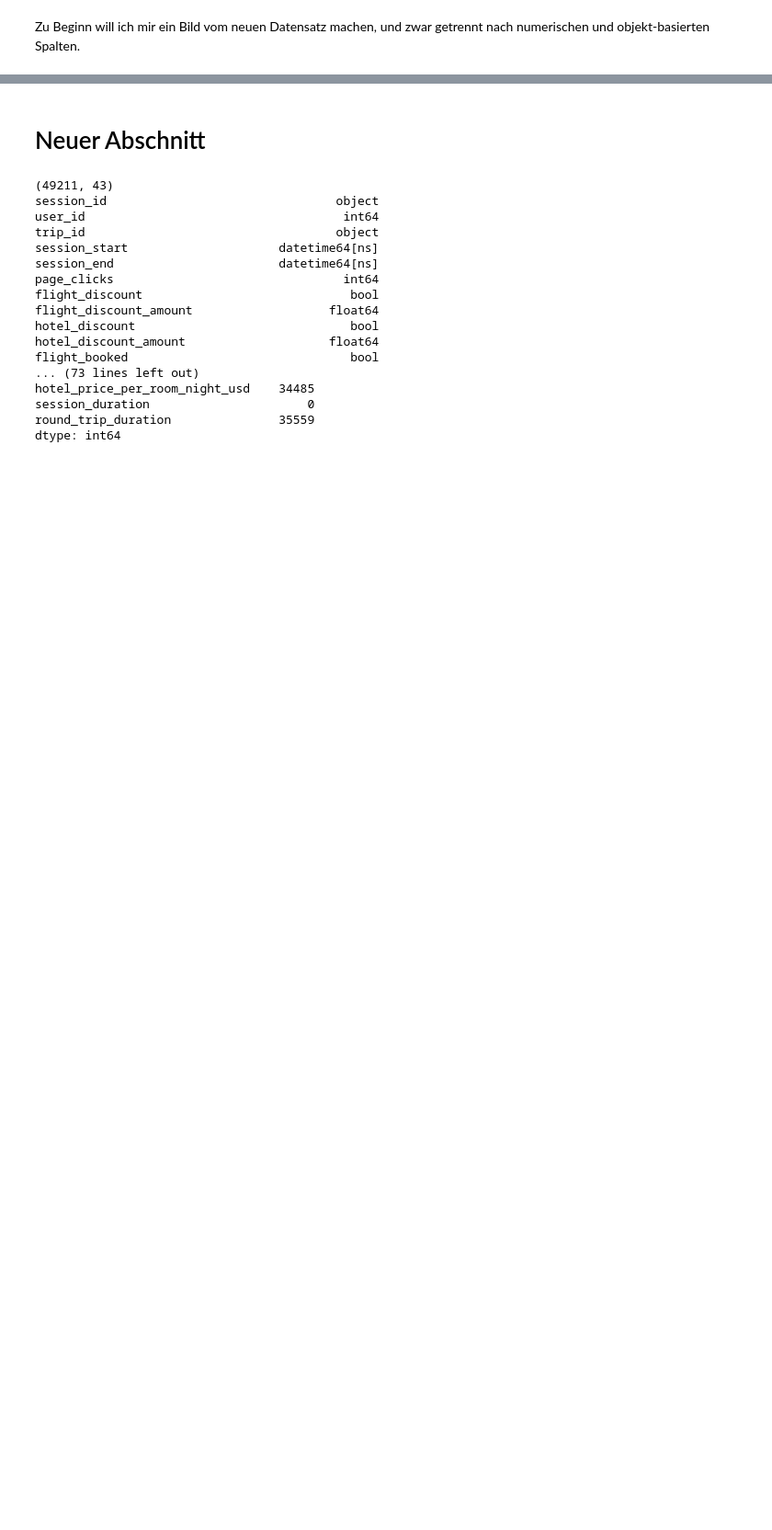
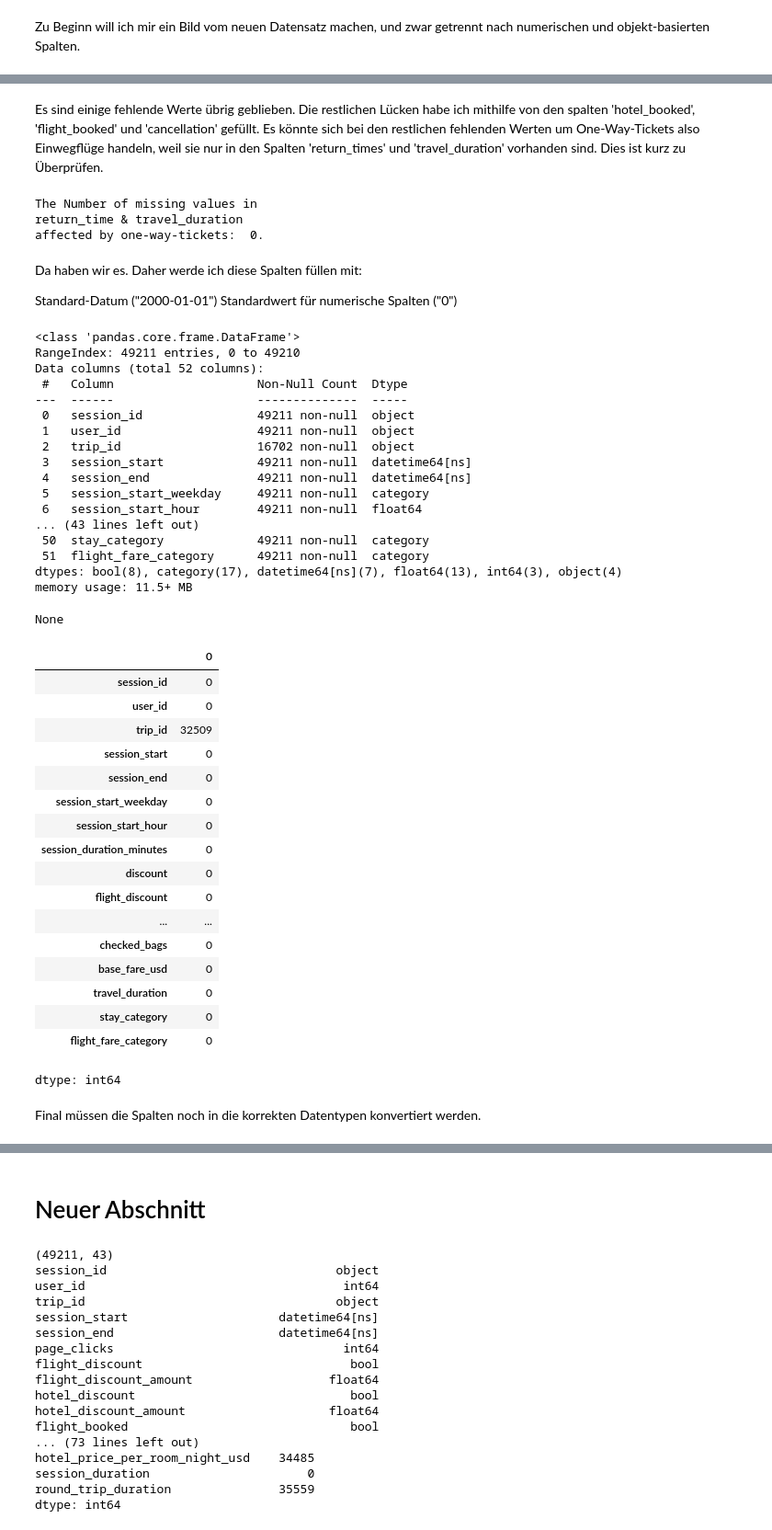
Before and after one commit to Buenyamin-Kekec/retail_demand_analysis, a Jupyter notebook: TravelTide_Mastery_Project_kb.ipynb, the cells around one changed output, grey strips where cells are left out. Shown at 92% size. Cells and saved outputs as stored; diff of their text form; code cells hidden in the pictures; blank space fills up the shorter version.

```diff
--- a/TravelTide_Mastery_Project_kb.ipynb
+++ b/TravelTide_Mastery_Project_kb.ipynb
@@ -945,0 +1152,67 @@ df_merged.shape
+# %% [markdown]
+Es sind einige fehlende Werte übrig geblieben. Die restlichen Lücken habe ich mithilfe von den spalten 'hotel_booked', 'flight_booked' und 'cancellation' gefüllt. Es könnte sich bei den restlichen fehlenden Werten um One-Way-Tickets also Einwegflüge handeln, weil sie nur in den Spalten 'return_times' und 'travel_duration' vorhanden sind. Dies ist kurz zu Überprüfen.
+# %%
+one_way_ticket = df_merged[
+      (df_merged['flight_booked'] == True) &
+      (df_merged['return_time'].isna()) &
+      (df_merged['travel_duration'].isna())
+  ].shape[0]
+
+print(f"The Number of missing values in\nreturn_time & travel_duration\naffected by one-way-tickets:  {one_way_ticket}.")
+# %% [output]
+The Number of missing values in
+return_time & travel_duration
+affected by one-way-tickets:  0.
+# %% [markdown]
+Da haben wir es. Daher werde ich diese Spalten füllen mit:
+
+Standard-Datum ("2000-01-01")
+Standardwert für numerische Spalten ("0")
+# %%
+# Fülle 'return_time' mit dem Standarddatum ("2000-01-01").
+df_merged["return_time"] = df_merged["return_time"].fillna(pd.to_datetime("2000-01-01"))
+
+# Fülle 'travel_duration' mit numerischen Standard Wert ("0")
+df_merged["travel_duration"] = df_merged["travel_duration"].fillna(0)
+# %%
+display(df_merged.info())
+display(df_merged.isna().sum())
+# %% [output]
+<class 'pandas.core.frame.DataFrame'>
+RangeIndex: 49211 entries, 0 to 49210
+Data columns (total 52 columns):
+ #   Column                    Non-Null Count  Dtype
+---  ------                    --------------  -----
+ 0   session_id                49211 non-null  object
+ 1   user_id                   49211 non-null  object
+ 2   trip_id                   16702 non-null  object
+ 3   session_start             49211 non-null  datetime64[ns]
+ 4   session_end               49211 non-null  datetime64[ns]
+ 5   session_start_weekday     49211 non-null  category
+ 6   session_start_hour        49211 non-null  float64
+... (43 lines left out)
+ 50  stay_category             49211 non-null  category
+ 51  flight_fare_category      49211 non-null  category
+dtypes: bool(8), category(17), datetime64[ns](7), float64(13), int64(3), object(4)
+memory usage: 11.5+ MB
+None
+|  | 0 |
+| session_id | 0 |
+| user_id | 0 |
+| trip_id | 32509 |
+| session_start | 0 |
+| session_end | 0 |
+| session_start_weekday | 0 |
+| session_start_hour | 0 |
+| session_duration_minutes | 0 |
+| discount | 0 |
+| flight_discount | 0 |
+| ... | ... |
+| checked_bags | 0 |
+| base_fare_usd | 0 |
+| travel_duration | 0 |
+| stay_category | 0 |
+| flight_fare_category | 0 |
+dtype: int64
+# %% [markdown]
+Final müssen die Spalten noch in die korrekten Datentypen konvertiert werden.
```
Also changed, not shown: parts of 20 cells of this notebook.
